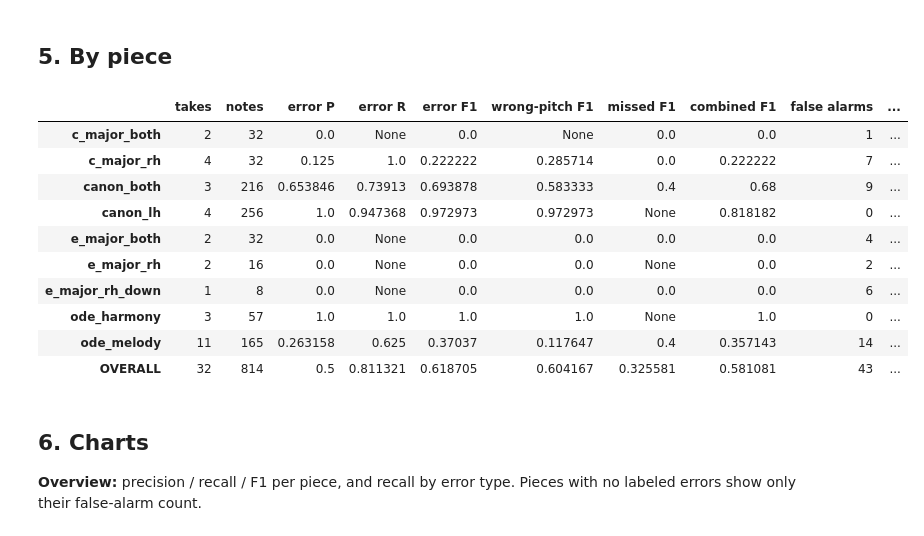
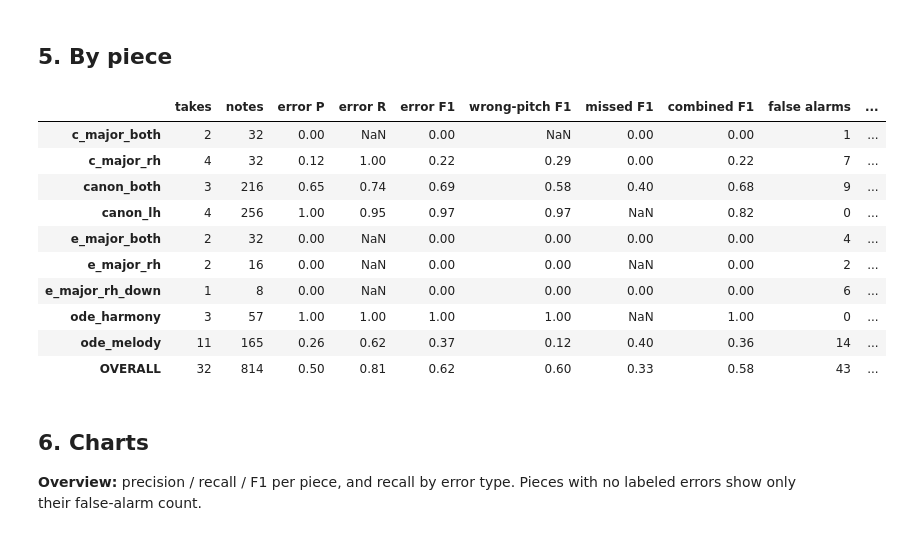
Before and after one commit to thomaschin35/automatic-piano-evaluation-hmm, a Jupyter notebook: eval/results.ipynb, the cells around one changed output. Cells and saved outputs as stored; diff of their text form; code cells hidden in the pictures.

```diff
--- a/eval/results.ipynb
+++ b/eval/results.ipynb
@@ -105,29 +106,29 @@ Error types the model can't detect yet: early, extra, held_long, late
 # %%
 def summary_row(b):
     pt = b["perfect_takes"]
     return {"takes": b["n_takes"], "notes": b["n_notes"],
             "error P": b["error"]["precision"], "error R": b["error"]["recall"], "error F1": b["error"]["f1"],
             "wrong-pitch F1": b["wrong_pitch"]["f1"], "missed F1": b["missed"]["f1"],
             "combined F1": b["combined"]["f1"],
             "false alarms": b["error"]["fp"], "missed errors": b["error"]["fn"],
             "clean perfect": f"{pt['clean']}/{pt['n']}" if pt["n"] else "",
             "pass/fail acc": b["pass_fail_accuracy"]}
 
 by_piece = pd.DataFrame({p: summary_row(b) for p, b in metrics["by_piece"].items()}).T
 by_piece.loc["OVERALL"] = summary_row(o)
-display(by_piece.round(2))
+display(by_piece.infer_objects().round(2))
 # %% [output]
 |  | takes | notes | error P | error R | error F1 | wrong-pitch F1 | missed F1 | combined F1 | false alarms | ... |
-| c_major_both | 2 | 32 | 0.0 | None | 0.0 | None | 0.0 | 0.0 | 1 | ... |
-| c_major_rh | 4 | 32 | 0.125 | 1.0 | 0.222222 | 0.285714 | 0.0 | 0.222222 | 7 | ... |
-| canon_both | 3 | 216 | 0.653846 | 0.73913 | 0.693878 | 0.583333 | 0.4 | 0.68 | 9 | ... |
-| canon_lh | 4 | 256 | 1.0 | 0.947368 | 0.972973 | 0.972973 | None | 0.818182 | 0 | ... |
-| e_major_both | 2 | 32 | 0.0 | None | 0.0 | 0.0 | 0.0 | 0.0 | 4 | ... |
-| e_major_rh | 2 | 16 | 0.0 | None | 0.0 | 0.0 | None | 0.0 | 2 | ... |
-| e_major_rh_down | 1 | 8 | 0.0 | None | 0.0 | 0.0 | 0.0 | 0.0 | 6 | ... |
-| ode_harmony | 3 | 57 | 1.0 | 1.0 | 1.0 | 1.0 | None | 1.0 | 0 | ... |
-| ode_melody | 11 | 165 | 0.263158 | 0.625 | 0.37037 | 0.117647 | 0.4 | 0.357143 | 14 | ... |
-| OVERALL | 32 | 814 | 0.5 | 0.811321 | 0.618705 | 0.604167 | 0.325581 | 0.581081 | 43 | ... |
+| c_major_both | 2 | 32 | 0.00 | NaN | 0.00 | NaN | 0.00 | 0.00 | 1 | ... |
+| c_major_rh | 4 | 32 | 0.12 | 1.00 | 0.22 | 0.29 | 0.00 | 0.22 | 7 | ... |
+| canon_both | 3 | 216 | 0.65 | 0.74 | 0.69 | 0.58 | 0.40 | 0.68 | 9 | ... |
+| canon_lh | 4 | 256 | 1.00 | 0.95 | 0.97 | 0.97 | NaN | 0.82 | 0 | ... |
+| e_major_both | 2 | 32 | 0.00 | NaN | 0.00 | 0.00 | 0.00 | 0.00 | 4 | ... |
+| e_major_rh | 2 | 16 | 0.00 | NaN | 0.00 | 0.00 | NaN | 0.00 | 2 | ... |
+| e_major_rh_down | 1 | 8 | 0.00 | NaN | 0.00 | 0.00 | 0.00 | 0.00 | 6 | ... |
+| ode_harmony | 3 | 57 | 1.00 | 1.00 | 1.00 | 1.00 | NaN | 1.00 | 0 | ... |
+| ode_melody | 11 | 165 | 0.26 | 0.62 | 0.37 | 0.12 | 0.40 | 0.36 | 14 | ... |
+| OVERALL | 32 | 814 | 0.50 | 0.81 | 0.62 | 0.60 | 0.33 | 0.58 | 43 | ... |
 # %% [markdown]
 ## 6. Charts
 **Overview:** precision / recall / F1 per piece, and recall by error type. Pieces with no labeled errors show only their false-alarm count.
```
Also changed, not shown: parts of 12 cells of this notebook, 9 other files.
